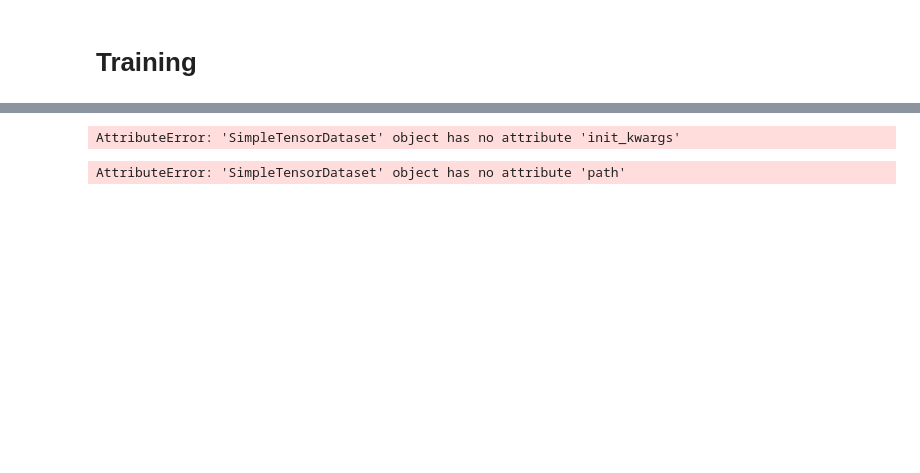
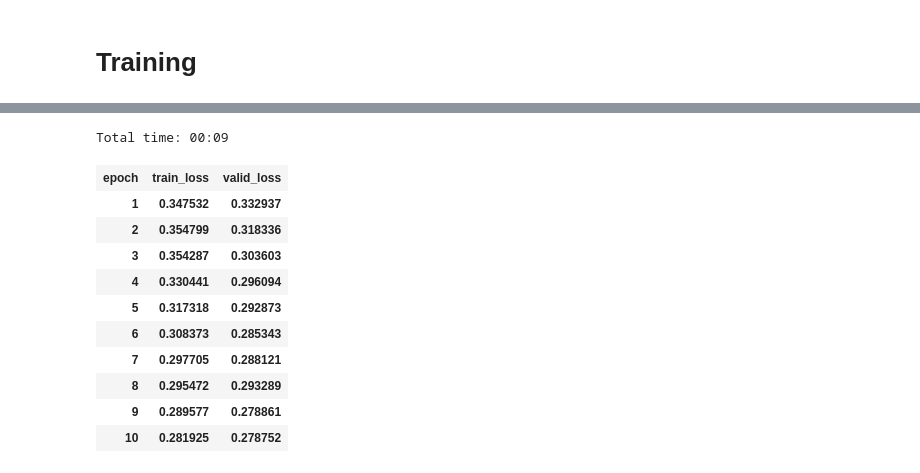
Before and after one commit to hoftherose/NN2Course, a Jupyter notebook: Restaurant Classification/yelp.ipynb, the cells around one changed output, grey strips where cells are left out. Cells and saved outputs as stored; diff of their text form; code cells hidden in the pictures; blank space fills up the shorter version.

```diff
--- a/Restaurant Classification/yelp.ipynb
+++ b/Restaurant Classification/yelp.ipynb
@@ -243,0 +257,3 @@ torch.save(valid_data, "validData_sample")
+# %%
+train_data = torch.load("trainData_sample")
+valid_data = torch.load("validData_sample")
@@ -244,11 +278,19 @@ torch.save(valid_data, "validData_sample")
 # %%
-bunch = meta_fai.basic_train.DataBunch(train_dl=train_data, valid_dl=valid_data)
+bunch = meta_fai.basic_train.DataBunch.create(train_ds=train_data, valid_ds=valid_data, bs=16)
-# %% [output]
-AttributeError: 'SimpleTensorDataset' object has no attribute 'init_kwargs'
 # %%
-learn = meta_fai.basic_train.Learner(train_data, model, wd=0.1, metrics=
-                        metrics)
+learn = meta_fai.basic_train.Learner(bunch, model, wd=0.1, loss_func=F.l1_loss)
-# %% [output]
-AttributeError: 'SimpleTensorDataset' object has no attribute 'path'
 # %%
-learn.fit_one_cycle(1)
+learn.fit_one_cycle(10)
+# %% [output]
+Total time: 00:09
+| epoch | train_loss | valid_loss |
+| 1 | 0.347532 | 0.332937 |
+| 2 | 0.354799 | 0.318336 |
+| 3 | 0.354287 | 0.303603 |
+| 4 | 0.330441 | 0.296094 |
+| 5 | 0.317318 | 0.292873 |
+| 6 | 0.308373 | 0.285343 |
+| 7 | 0.297705 | 0.288121 |
+| 8 | 0.295472 | 0.293289 |
+| 9 | 0.289577 | 0.278861 |
+| 10 | 0.281925 | 0.278752 |
```
Also changed, not shown: parts of 22 cells of this notebook.
